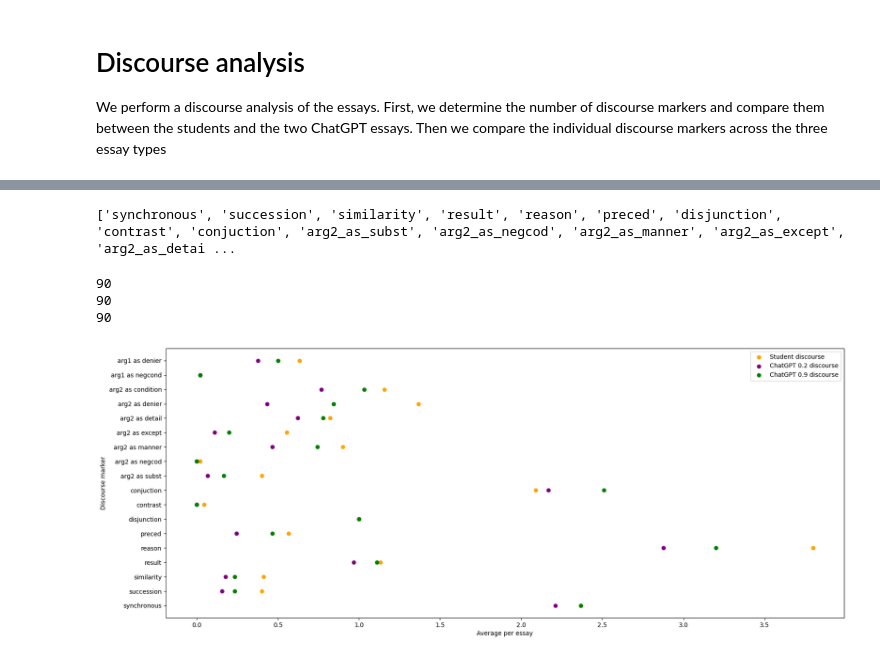
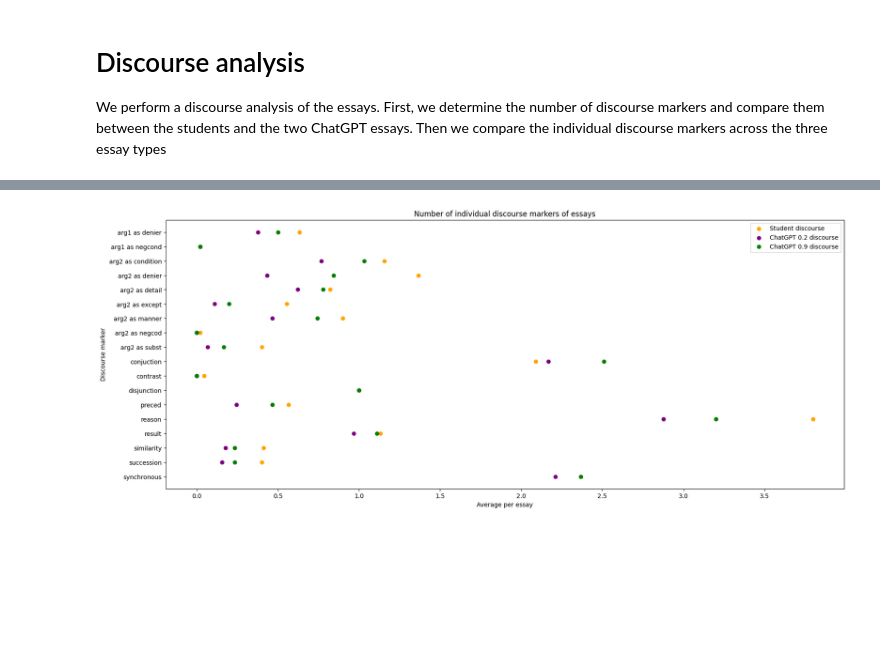
Before and after one commit to schind55/npl_project, a Jupyter notebook: discourse_analysis.ipynb, the cells around one changed output, grey strips where cells are left out. Cells and saved outputs as stored; diff of their text form; code cells hidden in the pictures; blank space fills up the shorter version.

```diff
--- a/discourse_analysis.ipynb
+++ b/discourse_analysis.ipynb
@@ -59,7 +66,6 @@ def identify_discourse_markers(text):
 # Calcualtes the sum of lists in lists: [1,4]+[1,3] = [2,7]
 def calculate_sum(label):
     extracted_essays = essays[label].apply(lambda x: identify_discourse_markers(x))
-    print(str(len(extracted_essays)))
     res = list()
     for j in range(0, len(extracted_essays[0])):
         tmp = 0
@@ -76,18 +82,14 @@ def plot_modals(x, y, label, color):
     for i in range(len(y)):
         y_.append(y[i].replace('_', ' '))
     plt.scatter(x, y_, label = label, color = color)
-# %% [output]
-['synchronous', 'succession', 'similarity', 'result', 'reason', 'preced', 'disjunction', 'contrast', 'conjuction', 'arg2_as_subst', 'arg2_as_negcod', 'arg2_as_manner', 'arg2_as_except', 'arg2_as_detai ...
 # %%
 plot_modals(x = calculate_sum("Student Essay"), y = all_modals, label = "Student discourse", color = "orange")
 plot_modals(x = calculate_sum("ChatGPT Essay 0.2"), y = all_modals, label = "ChatGPT 0.2 discourse", color = "purple")
 plot_modals(x = calculate_sum("ChatGPT Essay 0.9"), y = all_modals, label = "ChatGPT 0.9 discourse", color = "green")
 plt.xlabel("Average per essay")
 plt.ylabel("Discourse marker")
+plt.title("Number of individual discourse markers of essays")
 plt.legend()
 plt.show()
 # %% [output]
-90
-90
-90
-[figure, old version]
+[figure, new version]
```
Also changed, not shown: parts of 2 cells of this notebook, 4 other files.
